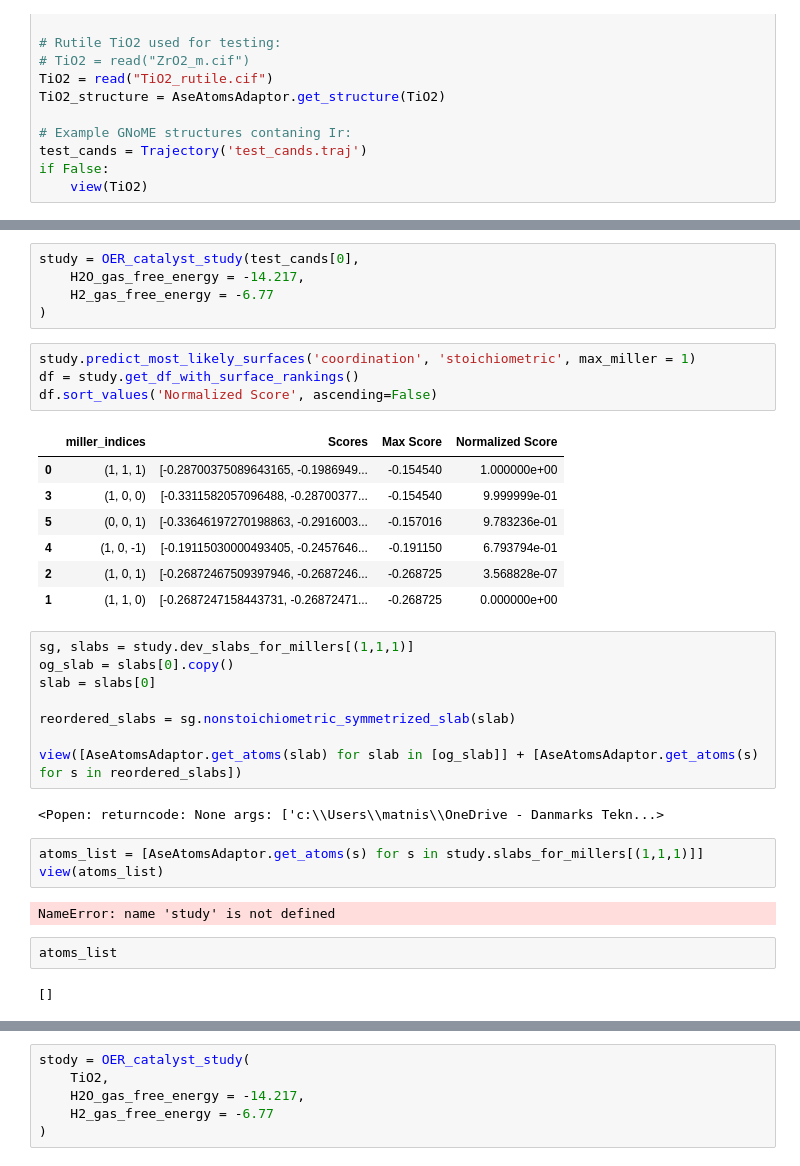
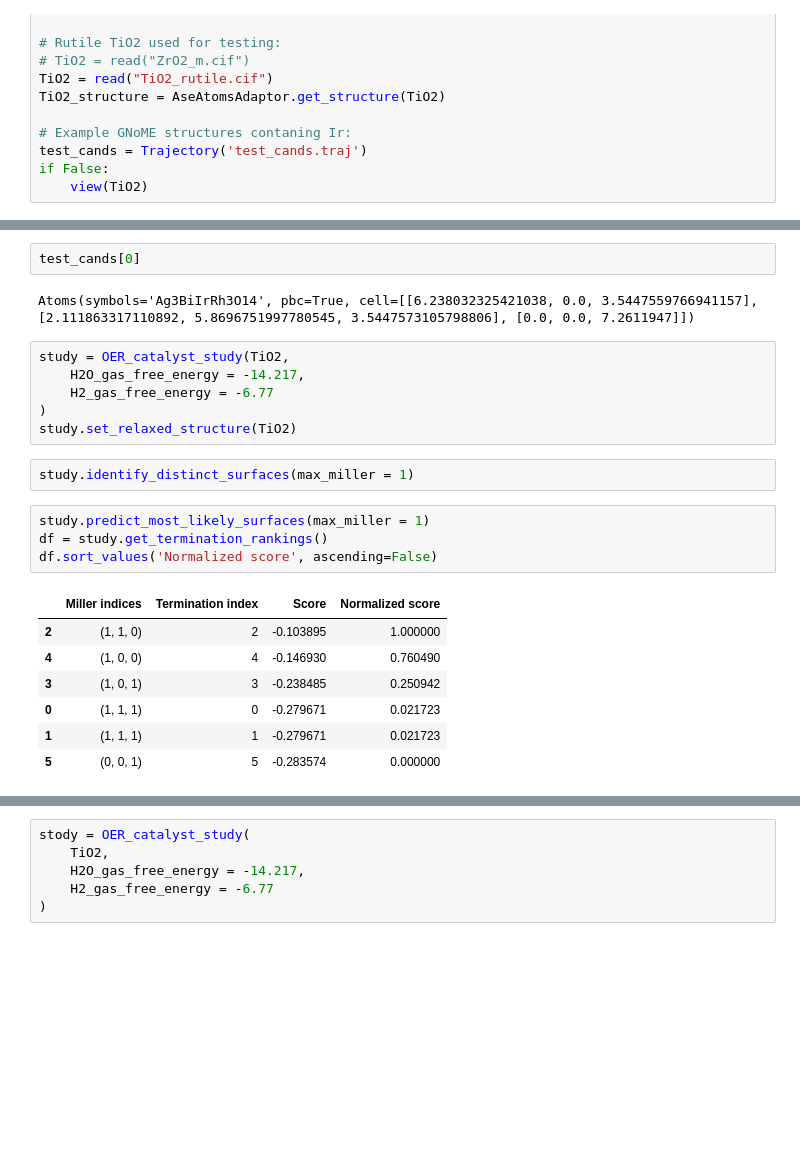
Before and after one commit to Matminator/GNoME_DREAMS_OER_screening, a Jupyter notebook: notebooks/OER_stody_experimental.ipynb, the cells around one changed output, grey strips where cells are left out. Drawn from its saved outputs; the diff is of its cells as text; blank space fills up the shorter version.

Commit message:
new test on input of relaxed structure

```diff
--- a/notebooks/OER_stody_experimental.ipynb
+++ b/notebooks/OER_stody_experimental.ipynb
@@ -56,36 +24,24 @@ Atoms(symbols='Cu10O', pbc=False)
+# %%
+test_cands[0]
+# %% [output]
+Atoms(symbols='Ag3BiIrRh3O14', pbc=True, cell=[[6.238032325421038, 0.0, 3.5447559766941157], [2.111863317110892, 5.8696751997780545, 3.5447573105798806], [0.0, 0.0, 7.2611947]])
 # %%
-study = OER_catalyst_study(test_cands[0],
+study = OER_catalyst_study(TiO2,
     H2O_gas_free_energy = -14.217,
     H2_gas_free_energy = -6.77
 )
+study.set_relaxed_structure(TiO2)
+# %%
+study.identify_distinct_surfaces(max_miller = 1)
 # %%
-study.predict_most_likely_surfaces('coordination', 'stoichiometric', max_miller = 1)
-df = study.get_df_with_surface_rankings()
-df.sort_values('Normalized Score', ascending=False)
+study.predict_most_likely_surfaces(max_miller = 1)
+df = study.get_termination_rankings()
+df.sort_values('Normalized score', ascending=False)
 # %% [output]
-|  | miller_indices | Scores | Max Score | Normalized Score |
-| 0 | (1, 1, 1) | [-0.28700375089643165, -0.1986949... | -0.154540 | 1.000000e+00 |
-| 3 | (1, 0, 0) | [-0.3311582057096488, -0.28700377... | -0.154540 | 9.999999e-01 |
-| 5 | (0, 0, 1) | [-0.33646197270198863, -0.2916003... | -0.157016 | 9.783236e-01 |
-| 4 | (1, 0, -1) | [-0.19115030000493405, -0.2457646... | -0.191150 | 6.793794e-01 |
-| 2 | (1, 0, 1) | [-0.26872467509397946, -0.2687246... | -0.268725 | 3.568828e-07 |
-| 1 | (1, 1, 0) | [-0.2687247158443731, -0.26872471... | -0.268725 | 0.000000e+00 |
+|  | Miller indices | Termination index | Score | Normalized score |
+| 2 | (1, 1, 0) | 2 | -0.103895 | 1.000000 |
+| 4 | (1, 0, 0) | 4 | -0.146930 | 0.760490 |
+| 3 | (1, 0, 1) | 3 | -0.238485 | 0.250942 |
+| 0 | (1, 1, 1) | 0 | -0.279671 | 0.021723 |
+| 1 | (1, 1, 1) | 1 | -0.279671 | 0.021723 |
+| 5 | (0, 0, 1) | 5 | -0.283574 | 0.000000 |
-# %%
-sg, slabs = study.dev_slabs_for_millers[(1,1,1)]
-og_slab = slabs[0].copy()
-slab = slabs[0]
-
-reordered_slabs = sg.nonstoichiometric_symmetrized_slab(slab)
-
-view([AseAtomsAdaptor.get_atoms(slab) for slab in [og_slab]] + [AseAtomsAdaptor.get_atoms(s) for s in reordered_slabs])
-# %% [output]
-<Popen: returncode: None args: ['c:\\Users\\matnis\\OneDrive - Danmarks Tekn...>
-# %%
-atoms_list = [AseAtomsAdaptor.get_atoms(s) for s in study.slabs_for_millers[(1,1,1)]]
-view(atoms_list)
-# %% [output]
-NameError: name 'study' is not defined
-# %%
-atoms_list
-# %% [output]
-[]
```
Also changed, not shown: parts of 9 cells of this notebook, 3 other files.
